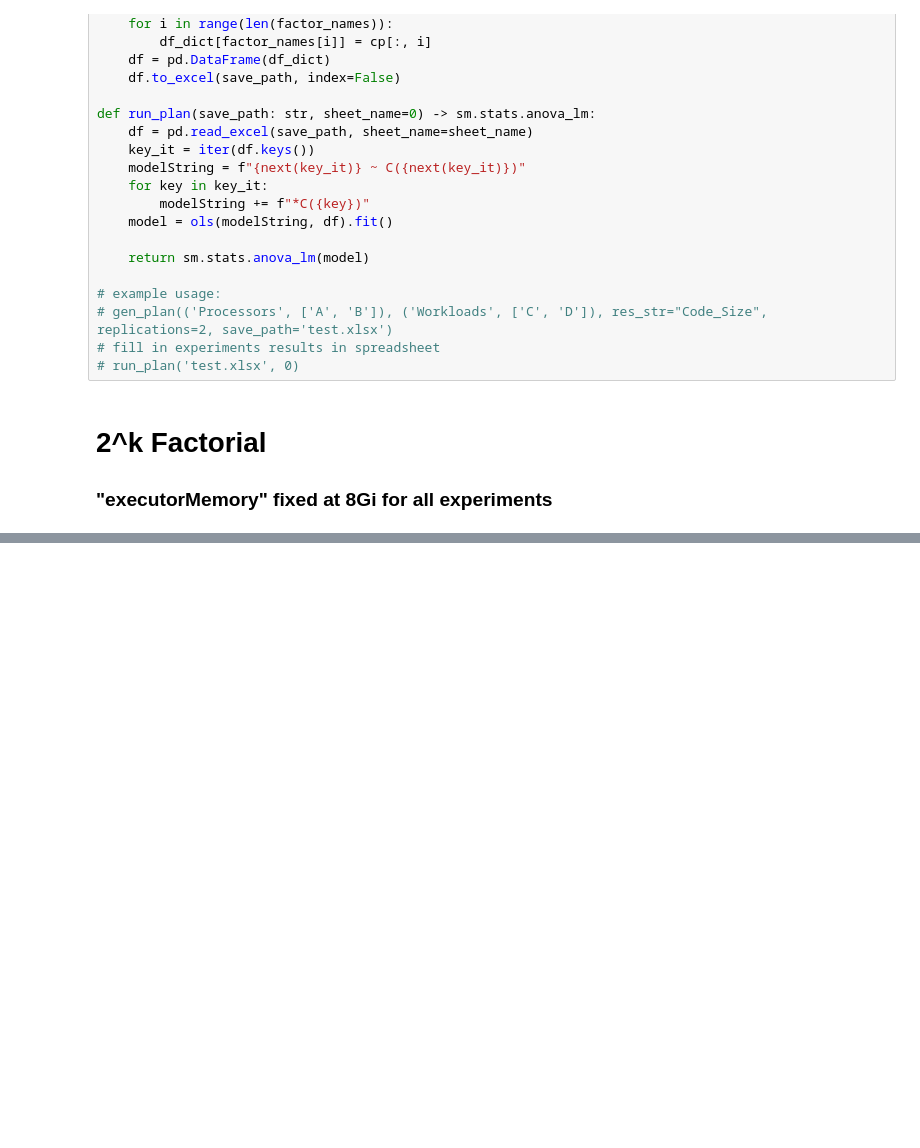
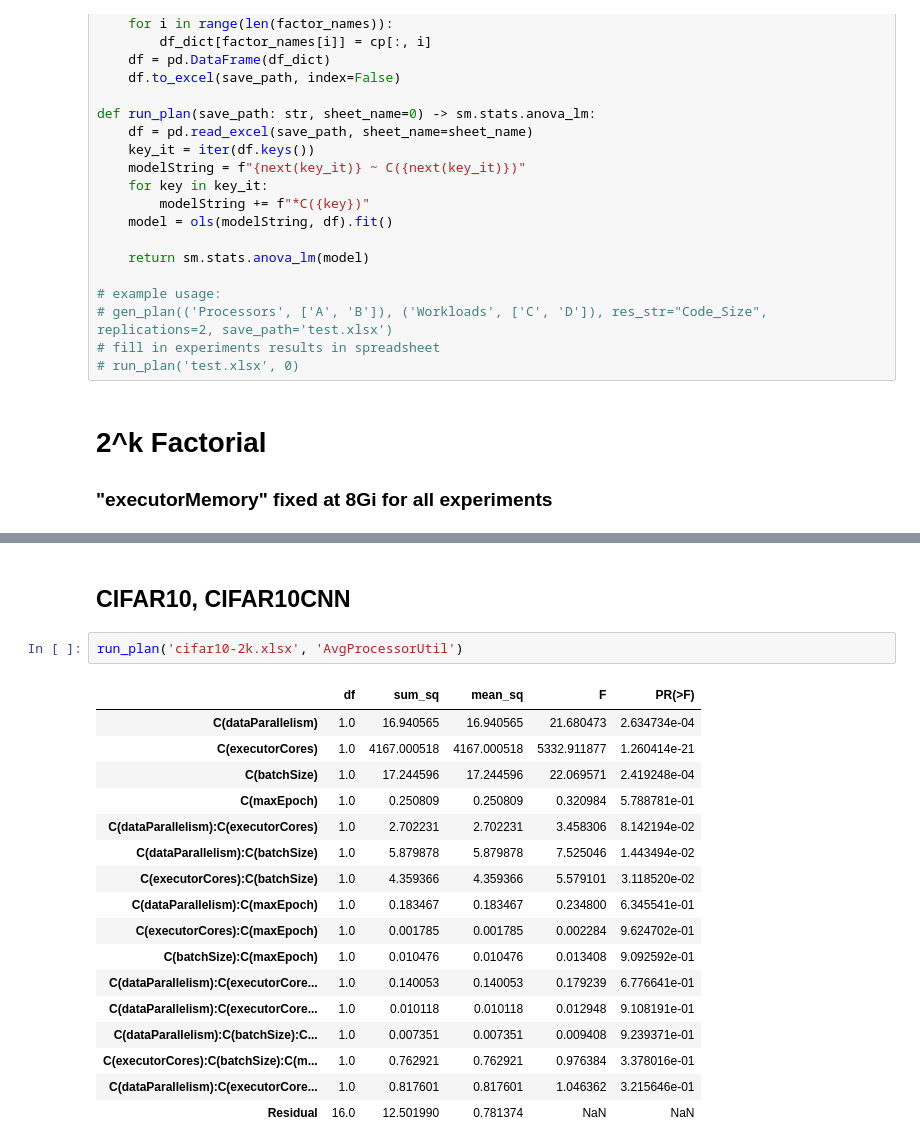
Before and after one commit to AbeleMM/fltk-testbed, a Jupyter notebook: jupyter/fltk_analysis.ipynb, the cells around one changed output, grey strips where cells are left out. Drawn from its saved outputs; the diff is of its cells as text; blank space fills up the shorter version.

```diff
--- a/jupyter/fltk_analysis.ipynb
+++ b/jupyter/fltk_analysis.ipynb
@@ -43,0 +106,22 @@ def run_plan(save_path: str, sheet_name=0) -> sm.stats.anova_lm:
+# %% [markdown]
+## CIFAR10, CIFAR10CNN
+# %%
+run_plan('cifar10-2k.xlsx', 'AvgProcessorUtil')
+# %% [output]
+|  | df | sum_sq | mean_sq | F | PR(>F) |
+| C(dataParallelism) | 1.0 | 16.940565 | 16.940565 | 21.680473 | 2.634734e-04 |
+| C(executorCores) | 1.0 | 4167.000518 | 4167.000518 | 5332.911877 | 1.260414e-21 |
+| C(batchSize) | 1.0 | 17.244596 | 17.244596 | 22.069571 | 2.419248e-04 |
+| C(maxEpoch) | 1.0 | 0.250809 | 0.250809 | 0.320984 | 5.788781e-01 |
+| C(dataParallelism):C(executorCores) | 1.0 | 2.702231 | 2.702231 | 3.458306 | 8.142194e-02 |
+| C(dataParallelism):C(batchSize) | 1.0 | 5.879878 | 5.879878 | 7.525046 | 1.443494e-02 |
+| C(executorCores):C(batchSize) | 1.0 | 4.359366 | 4.359366 | 5.579101 | 3.118520e-02 |
+| C(dataParallelism):C(maxEpoch) | 1.0 | 0.183467 | 0.183467 | 0.234800 | 6.345541e-01 |
+| C(executorCores):C(maxEpoch) | 1.0 | 0.001785 | 0.001785 | 0.002284 | 9.624702e-01 |
+| C(batchSize):C(maxEpoch) | 1.0 | 0.010476 | 0.010476 | 0.013408 | 9.092592e-01 |
+| C(dataParallelism):C(executorCore... | 1.0 | 0.140053 | 0.140053 | 0.179239 | 6.776641e-01 |
+| C(dataParallelism):C(executorCore... | 1.0 | 0.010118 | 0.010118 | 0.012948 | 9.108191e-01 |
+| C(dataParallelism):C(batchSize):C... | 1.0 | 0.007351 | 0.007351 | 0.009408 | 9.239371e-01 |
+| C(executorCores):C(batchSize):C(m... | 1.0 | 0.762921 | 0.762921 | 0.976384 | 3.378016e-01 |
+| C(dataParallelism):C(executorCore... | 1.0 | 0.817601 | 0.817601 | 1.046362 | 3.215646e-01 |
+| Residual | 16.0 | 12.501990 | 0.781374 | NaN | NaN |
```
Also changed, not shown: parts of 6 cells of this notebook, 2 other files.
